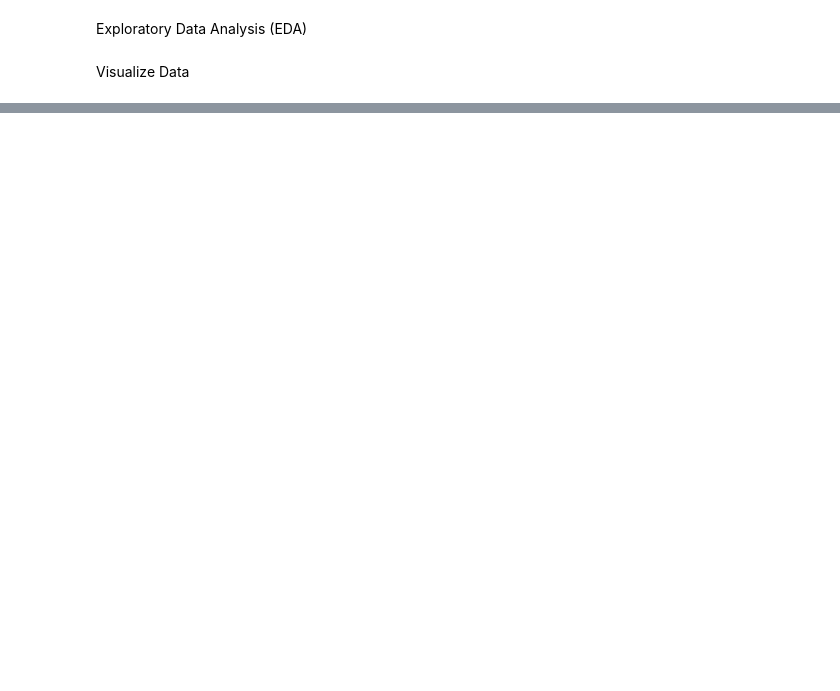
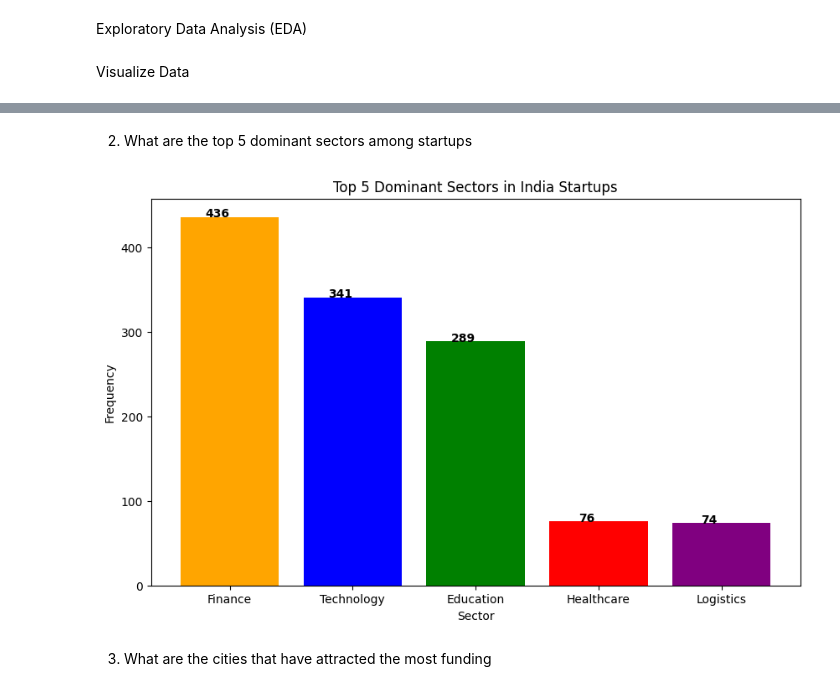
Before and after one commit to DelphinKdl/-Data-analysis-project-Data-Driven-Insights-for-Indian-Startup-Growth, a Jupyter notebook: notebook.ipynb, the cells around one changed output, grey strips where cells are left out. Drawn from its saved outputs; the diff is of its cells as text; code cells hidden in the pictures; blank space fills up the shorter version.

```diff
--- a/notebook.ipynb
+++ b/notebook.ipynb
@@ -205,7 +133,7 @@ duplicates
 data_2018 = data_2018.drop_duplicates()
 # %%
 # Drop 2019 data duplicates
-data_2019 = data_2019.drop_duplicates()
+# data_2019 = data_2019.drop_duplicates()
 # %%
 # Drop 2020 data duplicates
 data_2020 = data_2020.drop_duplicates()
@@ -595,0 +598,30 @@ plt.show();
+# %% [markdown]
+2. What are the top 5 dominant sectors among startups
+# %%
+
+combinedData['Sector'] = combinedData['Sector'].str.capitalize()
+tp_5_sectors = combinedData['Sector'].value_counts().head(5)
+
+# Define different colors for each bar
+colors = ['orange', 'blue', 'green', 'red', 'purple']
+
+# Create a bar chart with values on each bar
+plt.figure(figsize=(10, 6))
+bars = plt.bar(tp_5_sectors.index, tp_5_sectors, color=colors)
+
+# Add values on each bar
+for bar, value in zip(bars, tp_5_sectors):
+    plt.text(bar.get_x() + bar.get_width() / 2 - 0.1,
+    bar.get_height() + 0.1, str(value),
+    ha='center',
+    color='black',
+    fontweight='bold' )
+
+plt.xlabel('Sector', loc='center')
+plt.ylabel('Frequency')
+plt.title('Top 5 Dominant Sectors in India Startups')
+plt.show()
+# %% [output]
+[figure, added]
+# %% [markdown]
+3. What are the cities that have attracted the most funding
```
Also changed, not shown: parts of 39 cells of this notebook.
